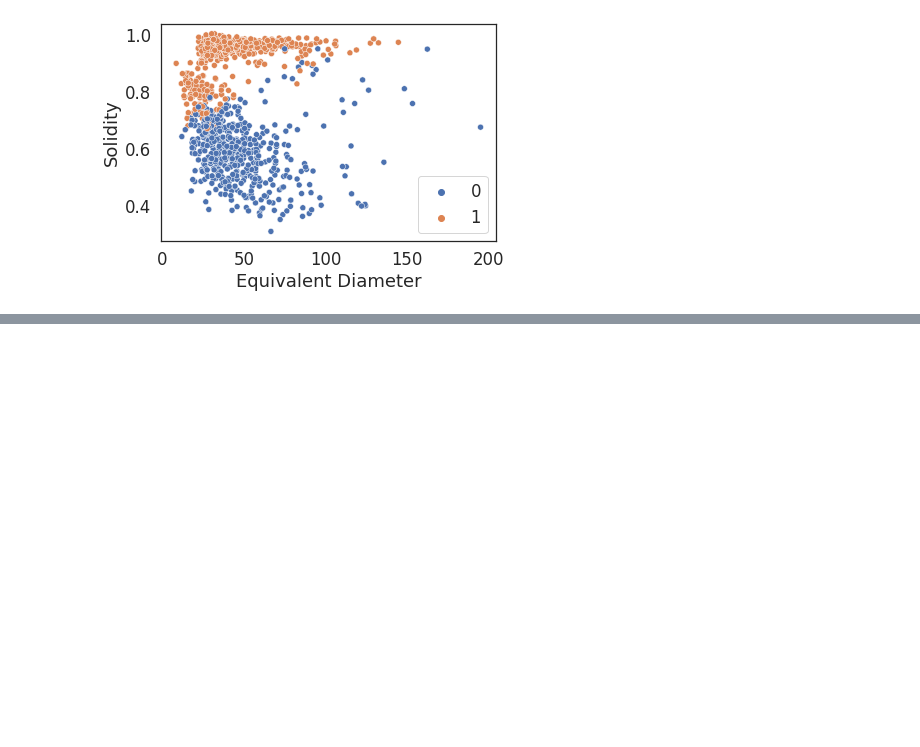
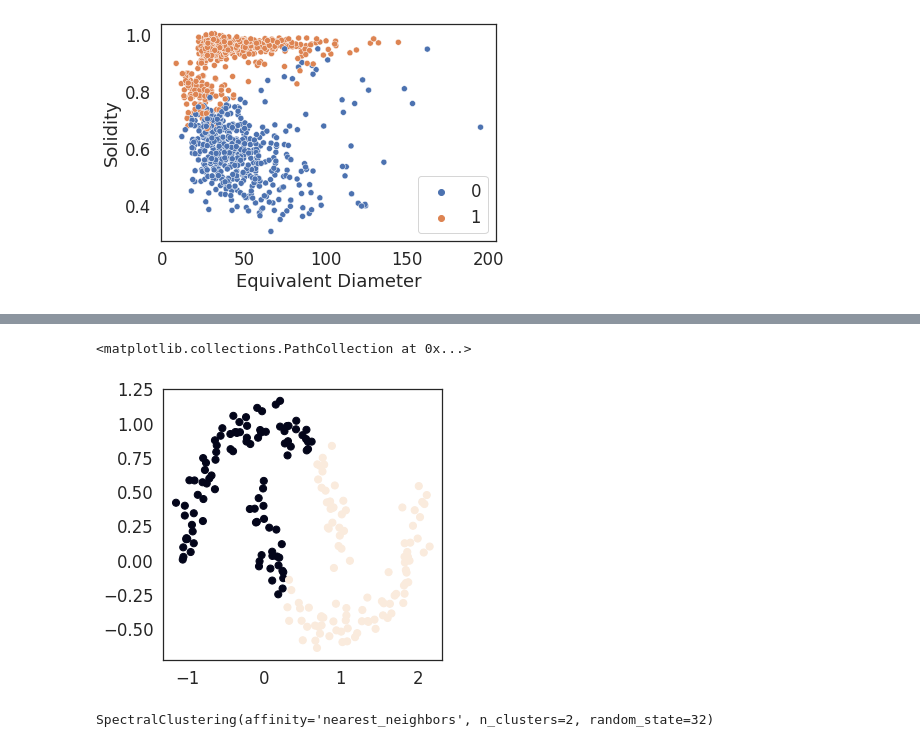
Before and after one commit to kozz84/particle_analysis, a Jupyter notebook: Size_distribution_100Hz_kmeans.ipynb, the cells around one changed output, grey strips where cells are left out. Saved outputs shown, nothing was run; the diff lists cells and outputs as text; code cells hidden in the pictures; blank space fills up the shorter version.

```diff
--- a/Size_distribution_100Hz_kmeans.ipynb
+++ b/Size_distribution_100Hz_kmeans.ipynb
@@ -171,0 +196,2 @@ Text(0.5, 0, 'Klasa przewidywana')
+# %%
+kmeans = KMeans(init="k-means++", n_clusters=2, n_init=10)
@@ -171,0 +215,11 @@ Text(0.5, 0, 'Klasa przewidywana')
+# %%
+dot_size=50
+fig, ax = plt.subplots(figsize=(5,5))
+ax.scatter(X_mn[:, 0], X_mn[:, 1],
+           c=kmeans.labels_,
+           s=dot_size,
+      #     cmap=cmap
+           )
+# %% [output]
+<matplotlib.collections.PathCollection at 0x...>
+[figure, added]
@@ -171,0 +233,4 @@ Text(0.5, 0, 'Klasa przewidywana')
+# %%
+kmeans.fit(X_mn)
+# %% [output]
+SpectralClustering(affinity='nearest_neighbors', n_clusters=2, random_state=32)
```
Also changed, not shown: parts of 14 cells of this notebook.
